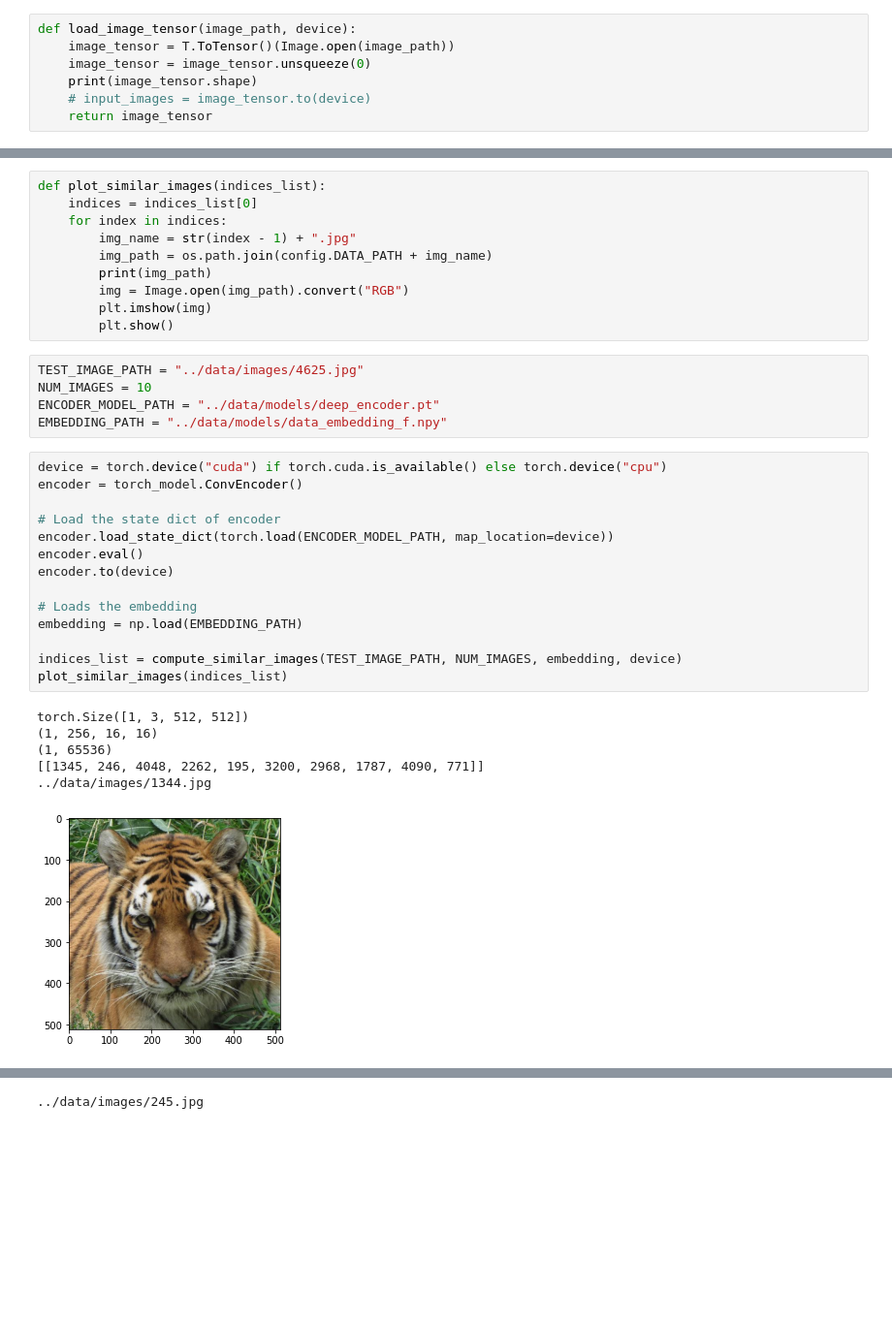
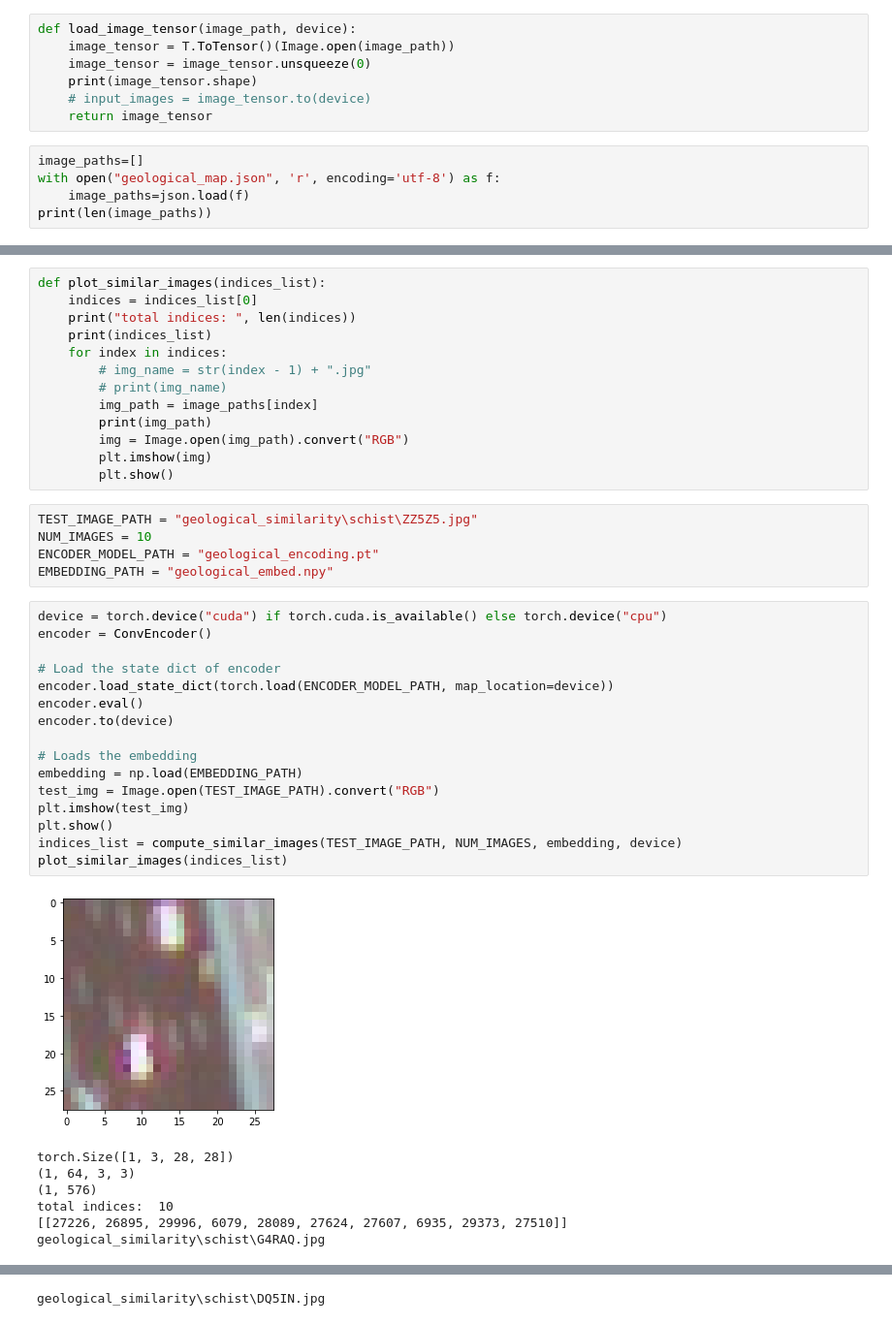
Before and after one commit to kiranbodipati/Similarity_search_review, a Jupyter notebook: torch_inference.ipynb, the cells around one changed output, grey strips where cells are left out. Shown: that part at 97% size. Drawn from its saved outputs; the diff is of its cells as text; blank space fills up the shorter version.

```diff
--- a/torch_inference.ipynb
+++ b/torch_inference.ipynb
@@ -18,3 +17,8 @@ def load_image_tensor(image_path, device):
     print(image_tensor.shape)
     # input_images = image_tensor.to(device)
     return image_tensor
+# %%
+image_paths=[]
+with open("geological_map.json", 'r', encoding='utf-8') as f:
+    image_paths=json.load(f)
+print(len(image_paths))
@@ -41,36 +47,42 @@ def compute_similar_images(image_path, num_images, embedding, device):
 # %%
 def plot_similar_images(indices_list):
     indices = indices_list[0]
+    print("total indices: ", len(indices))
+    print(indices_list)
     for index in indices:
-        img_name = str(index - 1) + ".jpg"
-        img_path = os.path.join(config.DATA_PATH + img_name)
+        # img_name = str(index - 1) + ".jpg"
+        # print(img_name)
+        img_path = image_paths[index]
         print(img_path)
         img = Image.open(img_path).convert("RGB")
         plt.imshow(img)
         plt.show()
 # %%
-TEST_IMAGE_PATH = "../data/images/4625.jpg"
+TEST_IMAGE_PATH = "geological_similarity\schist\ZZ5Z5.jpg"
 NUM_IMAGES = 10
-ENCODER_MODEL_PATH = "../data/models/deep_encoder.pt"
-EMBEDDING_PATH = "../data/models/data_embedding_f.npy"
+ENCODER_MODEL_PATH = "geological_encoding.pt"
+EMBEDDING_PATH = "geological_embed.npy"
 # %%
 device = torch.device("cuda") if torch.cuda.is_available() else torch.device("cpu")
-encoder = torch_model.ConvEncoder()
+encoder = ConvEncoder()
 
 # Load the state dict of encoder
 encoder.load_state_dict(torch.load(ENCODER_MODEL_PATH, map_location=device))
 encoder.eval()
 encoder.to(device)
 
 # Loads the embedding
 embedding = np.load(EMBEDDING_PATH)
-
+test_img = Image.open(TEST_IMAGE_PATH).convert("RGB")
+plt.imshow(test_img)
+plt.show()
 indices_list = compute_similar_images(TEST_IMAGE_PATH, NUM_IMAGES, embedding, device)
 plot_similar_images(indices_list)
 # %% [output]
+[figure, new version]
-torch.Size([1, 3, 512, 512])
-(1, 256, 16, 16)
-(1, 65536)
-[[1345, 246, 4048, 2262, 195, 3200, 2968, 1787, 4090, 771]]
-../data/images/1344.jpg
+torch.Size([1, 3, 28, 28])
+(1, 64, 3, 3)
+(1, 576)
+total indices:  10
+[[27226, 26895, 29996, 6079, 28089, 27624, 27607, 6935, 29373, 27510]]
+geological_similarity\schist\G4RAQ.jpg
-[figure, old version]
@@ -77 +90 @@ torch.Size([1, 3, 512, 512])
-../data/images/245.jpg
+geological_similarity\schist\DQ5IN.jpg
```
Also changed, not shown: parts of 5 cells of this notebook, 5 other files.
